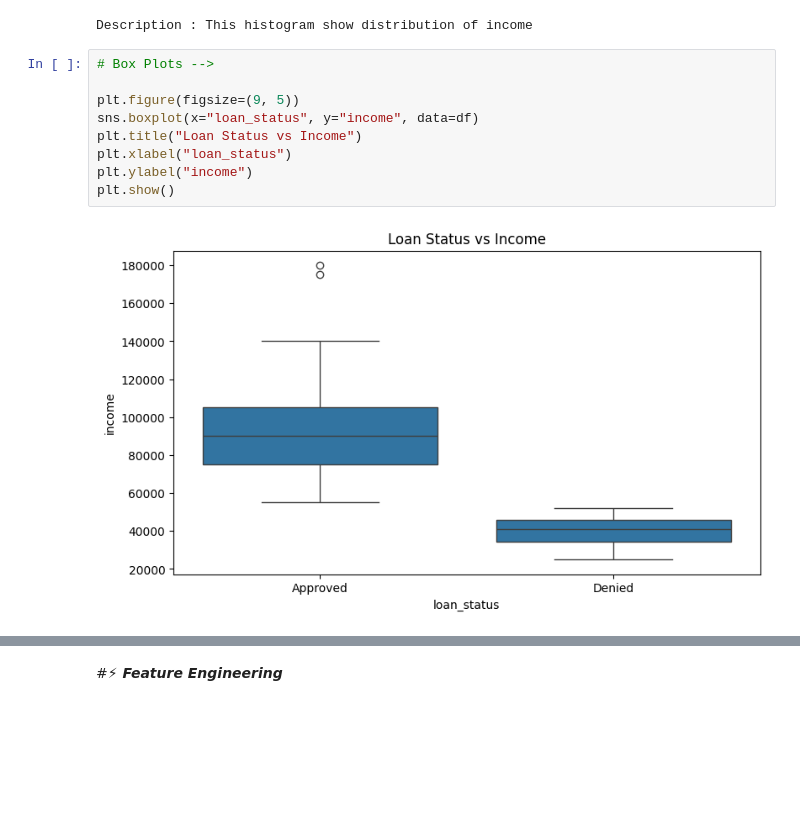
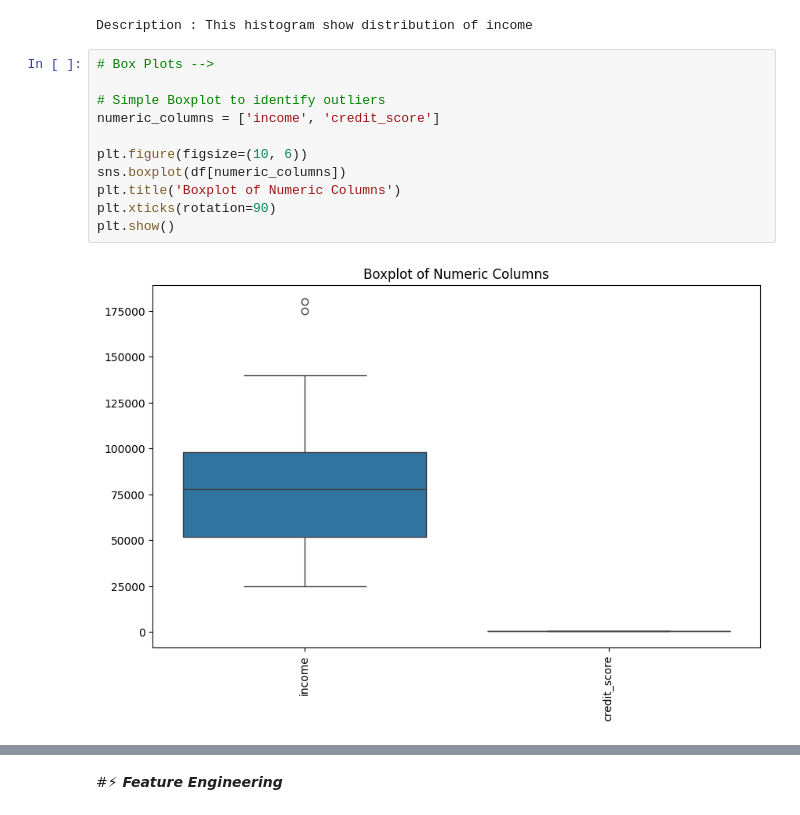
Before and after one commit to mohitsaini1166/Loan-Approval-Prediction-Machine-Learning-Project, a Jupyter notebook: Loan_Approval.ipynb, the cells around one changed output, grey strips where cells are left out. Drawn from its saved outputs; the diff is of its cells as text; blank space fills up the shorter version.

```diff
--- a/Loan_Approval.ipynb
+++ b/Loan_Approval.ipynb
@@ -132,11 +132,13 @@ Description : This histogram show distribution of income
 # %%
 # Box Plots -->
 
-plt.figure(figsize=(9, 5))
-sns.boxplot(x="loan_status", y="income", data=df)
-plt.title("Loan Status vs Income")
-plt.xlabel("loan_status")
-plt.ylabel("income")
+# Simple Boxplot to identify outliers
+numeric_columns = ['income', 'credit_score']
+
+plt.figure(figsize=(10, 6))
+sns.boxplot(df[numeric_columns])
+plt.title('Boxplot of Numeric Columns')
+plt.xticks(rotation=90)
 plt.show()
 # %% [output]
-[figure, old version]
+[figure, new version]
```
Also changed, not shown: parts of 1 cell of this notebook.
